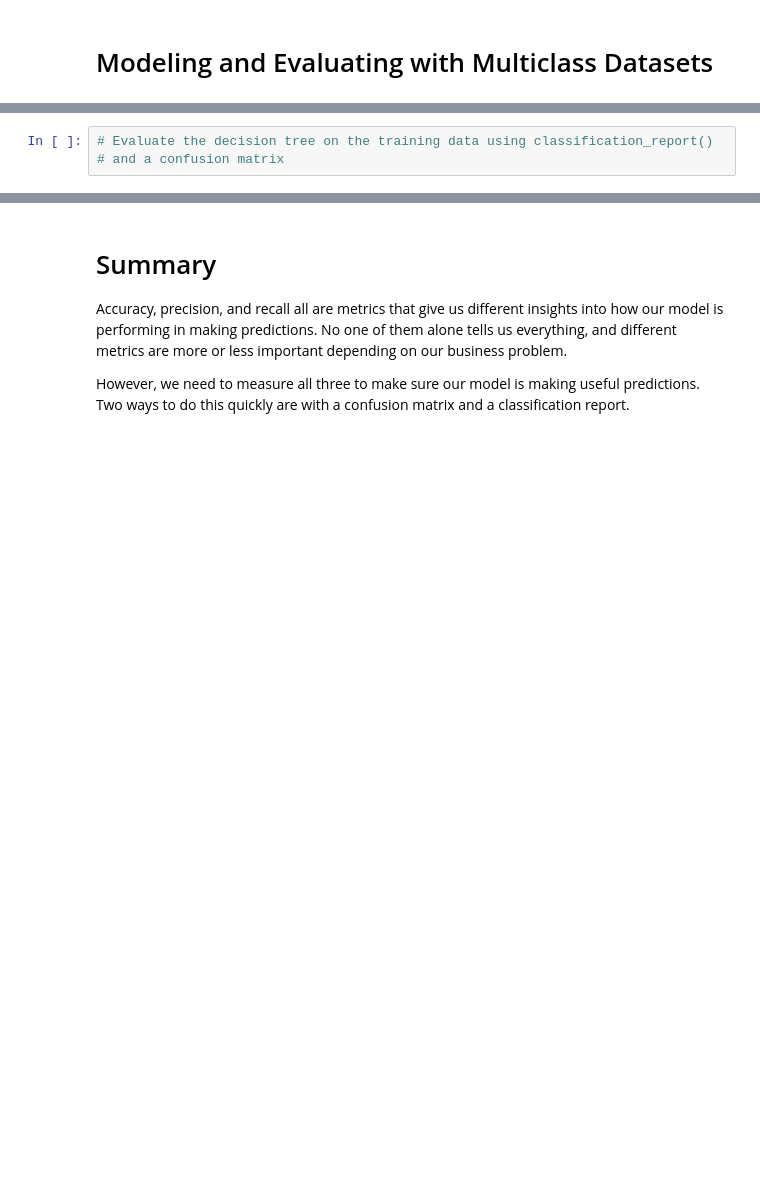
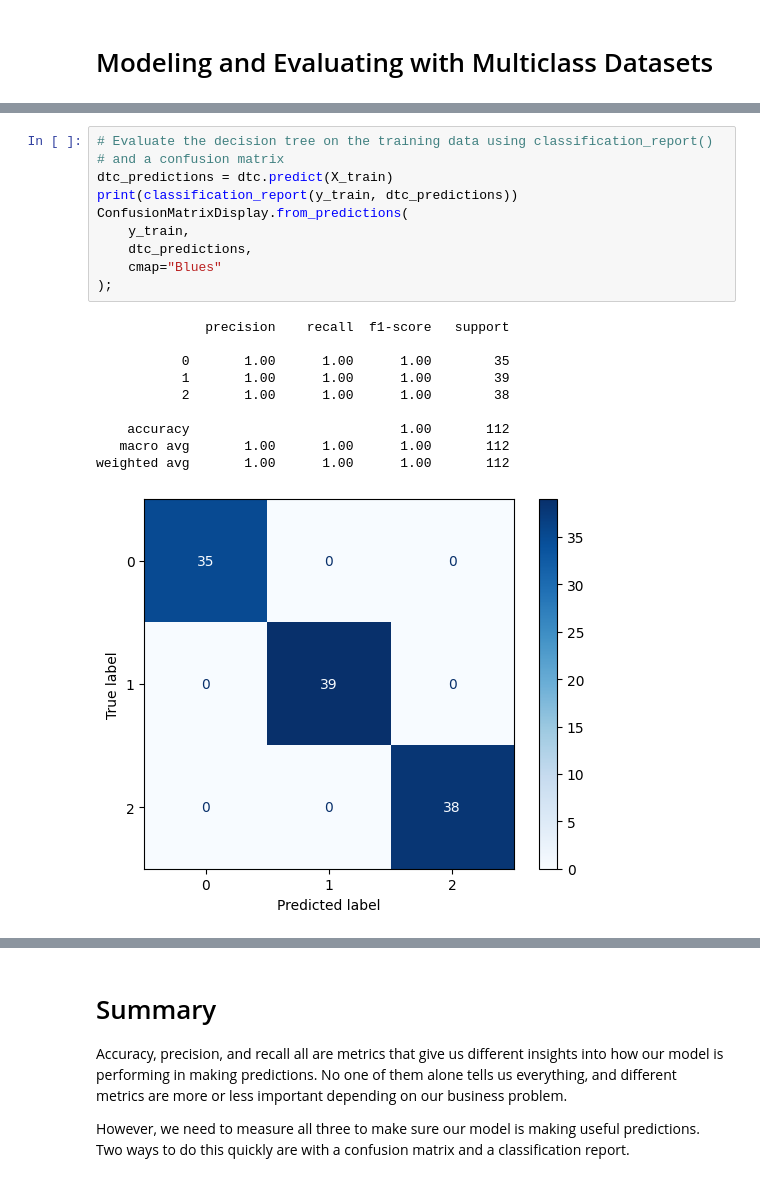
Before and after one commit to john-a-dixon/coding-dojo, a Jupyter notebook: Week 7/W7C1.ipynb, the cells around one changed output, grey strips where cells are left out. Saved outputs shown, nothing was run; the diff lists cells and outputs as text; blank space fills up the shorter version.

```diff
--- a/Week 7/W7C1.ipynb
+++ b/Week 7/W7C1.ipynb
@@ -310,6 +365,24 @@ dtype: float64
 # %%
 # Evaluate the decision tree on the training data using classification_report()
 # and a confusion matrix
+dtc_predictions = dtc.predict(X_train)
+print(classification_report(y_train, dtc_predictions))
+ConfusionMatrixDisplay.from_predictions(
+    y_train,
+    dtc_predictions,
+    cmap="Blues"
+);
+# %% [output]
+              precision    recall  f1-score   support
+
+           0       1.00      1.00      1.00        35
+           1       1.00      1.00      1.00        39
+           2       1.00      1.00      1.00        38
+
+    accuracy                           1.00       112
+   macro avg       1.00      1.00      1.00       112
+weighted avg       1.00      1.00      1.00       112
+[figure, added]
 # %%
 # Evaluate the decision tree on the testing data using classification_report()
 # and a confusion matrix
```
Also changed, not shown: parts of 9 cells of this notebook.
